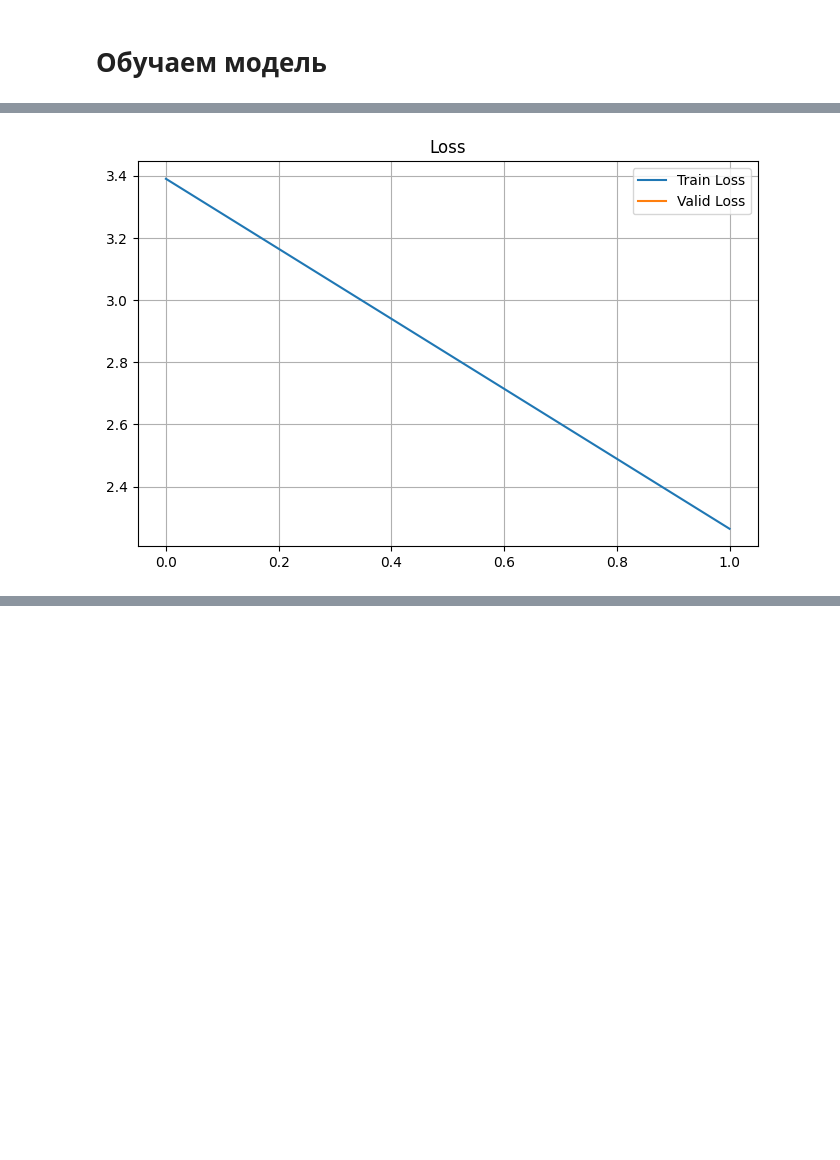
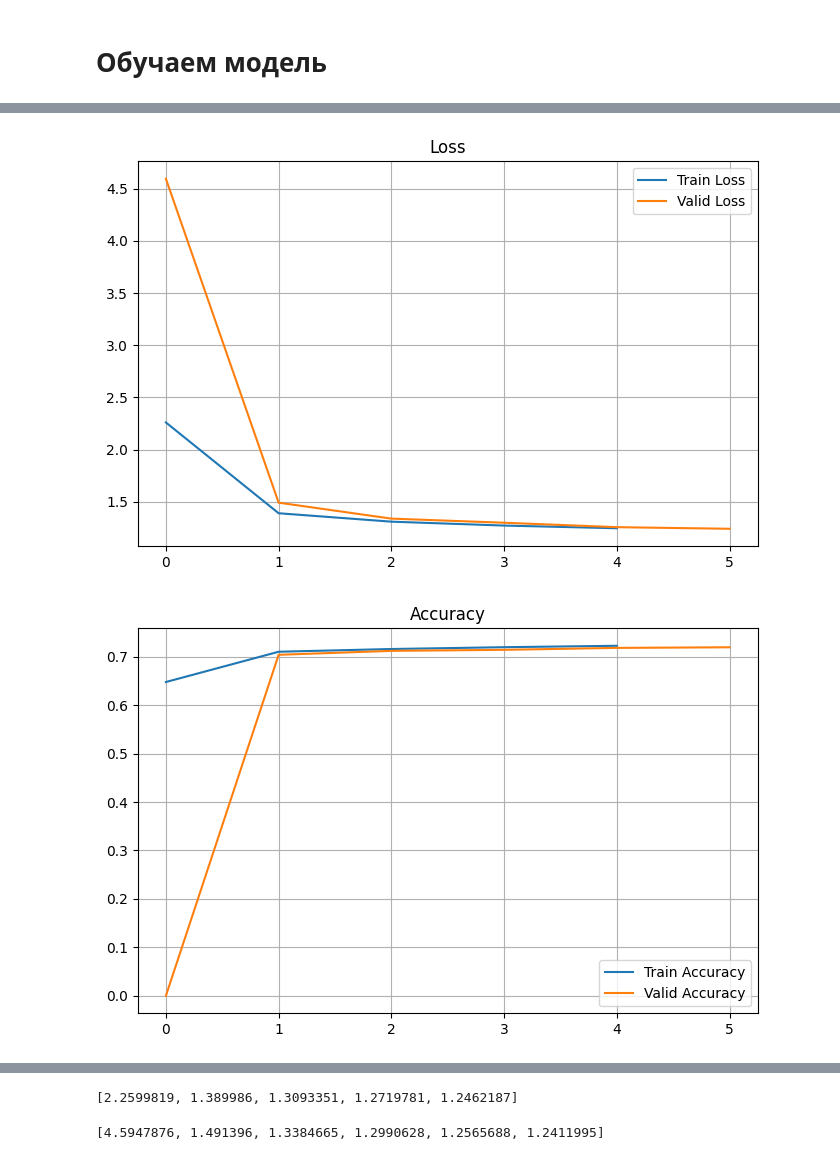
Before and after one commit to Mihail619/Mihail619, a Jupyter notebook: coco-notebook.ipynb, the cells around one changed output, grey strips where cells are left out. Drawn from its saved outputs; the diff is of its cells as text; code cells hidden in the pictures; blank space fills up the shorter version.

```diff
--- a/coco-notebook.ipynb
+++ b/coco-notebook.ipynb
@@ -171,6 +174,20 @@ Done (t=27.46s)
 creating index...
 index created!
 # %%
-train_loader = DataLoader(train_dataset, batch_size=100, shuffle=True, num_workers=8, pin_memory=True)
+train_loader = DataLoader(train_dataset, batch_size=20, shuffle=True, num_workers=4, pin_memory=True)
 
-valid_loader = DataLoader(valid_dataset, batch_size=100, shuffle=False, num_workers=8, pin_memory=True)
+valid_loader = DataLoader(valid_dataset, batch_size=20, shuffle=False, num_workers=4, pin_memory=True)
+# %%
+for _, labels in valid_loader:
+    n_classes = 100
+    bs, h, w= labels.size(0), labels.size(2), labels.size(3)
+    print(labels.shape)
+    print(bs, h, w)
+    labels = labels.squeeze(1)
+    print(labels.shape)
+    preds = torch.rand(bs, n_classes, h, w, dtype=torch.float32)
+    print(preds.shape)
+    metric = MulticlassJaccardIndex(num_classes=n_classes)
+    score= metric(preds, labels)
+    print(score)
+    break
@@ -246,17 +269,17 @@ class CocoModel(nn.Module):
 
         self.down_2 =block(in_channels=base_channels, out_channels=base_channels*2)
 
-        #self.down_3 = block(in_channels=base_channels*2, out_channels=base_channels*4)
+        self.down_3 = block(in_channels=base_channels*2, out_channels=base_channels*4)
 
         #self.down_4 = block(in_channels=base_channels*4, out_channels=base_channels*8)
 
 
-        self.bottleneck = conv1x1_plus_conv1x1(in_channels=base_channels*2, out_channels=base_channels*2)
+        self.bottleneck = conv1x1_plus_conv1x1(in_channels=base_channels*4, out_channels=base_channels*4)
 
 
        # self.up_4 = block(in_channels=base_channels*16, out_channels=base_channels*4)
 
-       # self.up_3 = block(in_channels=base_channels*8, out_channels=base_channels*2)
+        self.up_3 = block(in_channels=base_channels*8, out_channels=base_channels*2)
 
         self.up_2 = block(in_channels=base_channels*4, out_channels=base_channels)
 
@@ -277,9 +300,9 @@ class CocoModel(nn.Module):
 
         x = self.downsample(residual_2) #N / 4 x N / 4 x b_ch*2
 
-        #residual_3 = self.down_3(x) #N / 4 x N / 4 x b_ch*4
+        residual_3 = self.down_3(x) #N / 4 x N / 4 x b_ch*4
 
-      #  x = self.downsample(residual_3) #N / 8 x N / 8 x b_ch*4
+        x = self.downsample(residual_3) #N / 8 x N / 8 x b_ch*4
 
        # residual_4 = self.down_4(x) #N / 8 x N / 8 x b_ch*8
 
@@ -296,11 +319,11 @@ class CocoModel(nn.Module):
 
      #   x = self.up_4(x) #N / 8 x N / 8 x b_ch*4
 
-     #   x = nn.functional.interpolate(x, scale_factor=2) #N / 4 x N / 4 x b_ch*4
+        x = nn.functional.interpolate(x, scale_factor=2) #N / 4 x N / 4 x b_ch*4
 
-     #   x = torch.cat((x, residual_3), dim=1) #N / 4 x N / 4 x b_ch*8
+        x = torch.cat((x, residual_3), dim=1) #N / 4 x N / 4 x b_ch*8
 
-    #    x = self.up_3(x) #N / 4 x N / 4 x b_ch*2
+        x = self.up_3(x) #N / 4 x N / 4 x b_ch*2
 
         x = nn.functional.interpolate(x, scale_factor=2) #N / 2 x N / 2 x b_ch*2
 
@@ -429,10 +500,11 @@ class CocoLightning(pl.LightningModule):
 # Обучаем модель
 # %%
 lightning_model = CocoLightning(model=CocoModel, lr=1e-3)
-trainer = pl.Trainer(max_epochs=2,
+trainer = pl.Trainer(max_epochs=5,
                      accelerator='auto')
 
 trainer.fit(lightning_model, train_loader, valid_loader)
 plot_stats(lightning_model.train_loss, lightning_model.valid_loss, title="Loss")
-#plot_stats(lightning_midel.)
+plot_stats(lightning_model.train_accuracy, lightning_model.valid_accuracy, title= "Accuracy")
+plot_stats(lightning_model.train_iou, lightning_model.valid_iou, title="Jaccard")
 # %% [output]
@@ -442 +514,2 @@ plot_stats(lightning_model.train_loss, lightning_model.valid_loss, title="Loss")
-[figure, old version]
+[figure, new version]
+[figure, added]
@@ -442,0 +517,8 @@ plot_stats(lightning_model.train_loss, lightning_model.valid_loss, title="Loss")
+# %%
+lightning_model.train_loss
+# %% [output]
+[2.2599819, 1.389986, 1.3093351, 1.2719781, 1.2462187]
+# %%
+lightning_model.valid_loss
+# %% [output]
+[4.5947876, 1.491396, 1.3384665, 1.2990628, 1.2565688, 1.2411995]
```
Also changed, not shown: parts of 7 cells of this notebook.
